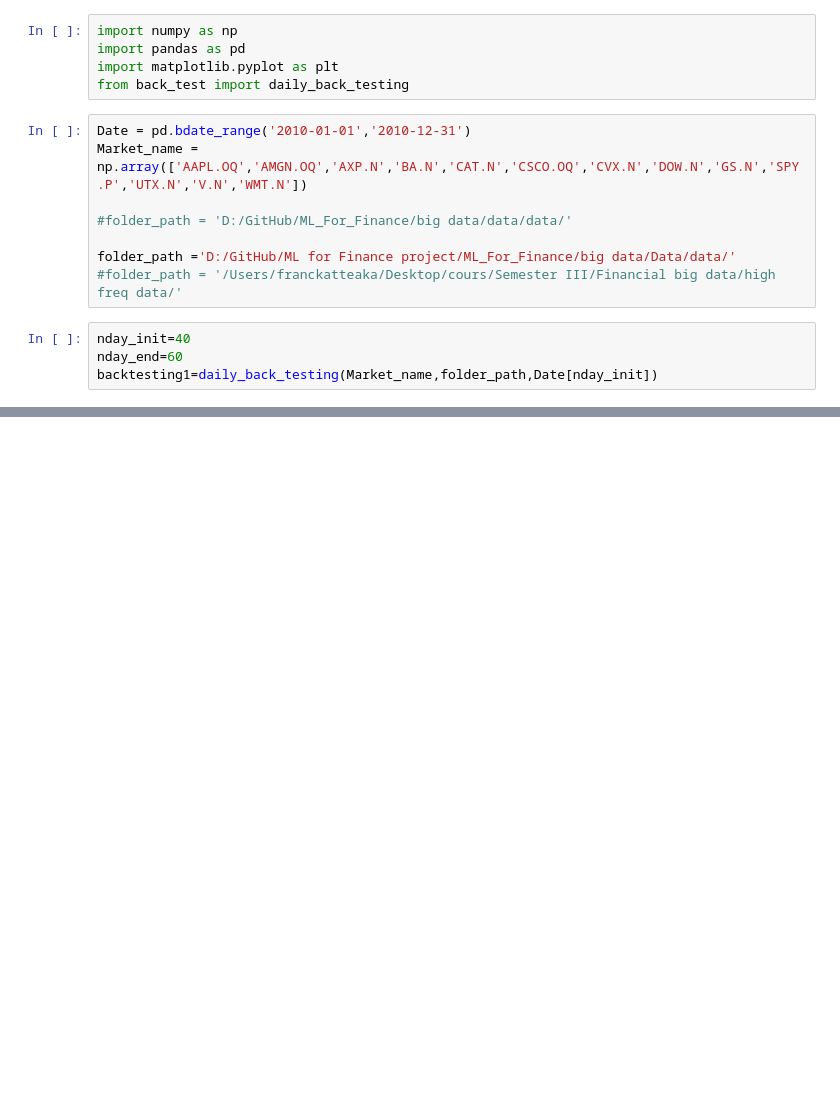
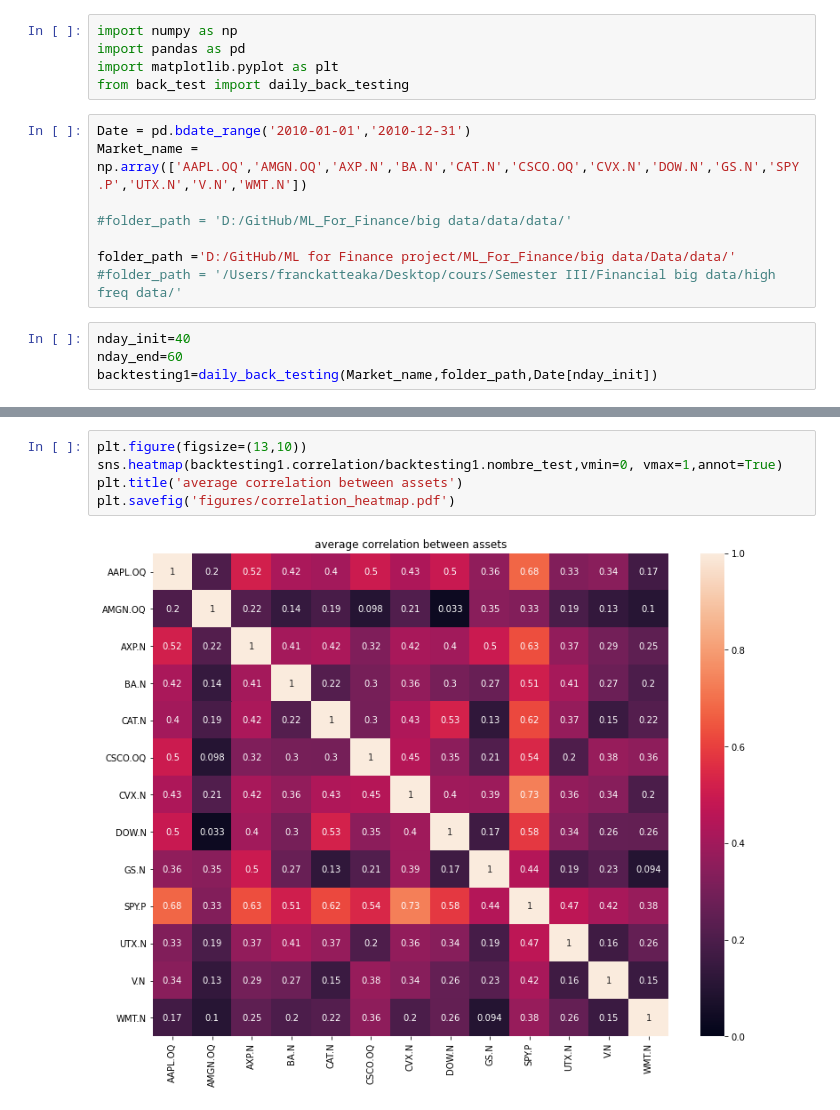
Before and after one commit to franckatte/ML_For_Finance, a Jupyter notebook: big data/Code/main.ipynb, the cells around one changed output, grey strips where cells are left out. Drawn from its saved outputs; the diff is of its cells as text; blank space fills up the shorter version.

```diff
--- a/big data/Code/main.ipynb
+++ b/big data/Code/main.ipynb
@@ -104,0 +206,7 @@ backtesting1.vanilla_return
+# %%
+plt.figure(figsize=(13,10))
+sns.heatmap(backtesting1.correlation/backtesting1.nombre_test,vmin=0, vmax=1,annot=True)
+plt.title('average correlation between assets')
+plt.savefig('figures/correlation_heatmap.pdf')
+# %% [output]
+[figure, added]
```
Also changed, not shown: parts of 27 cells of this notebook.
